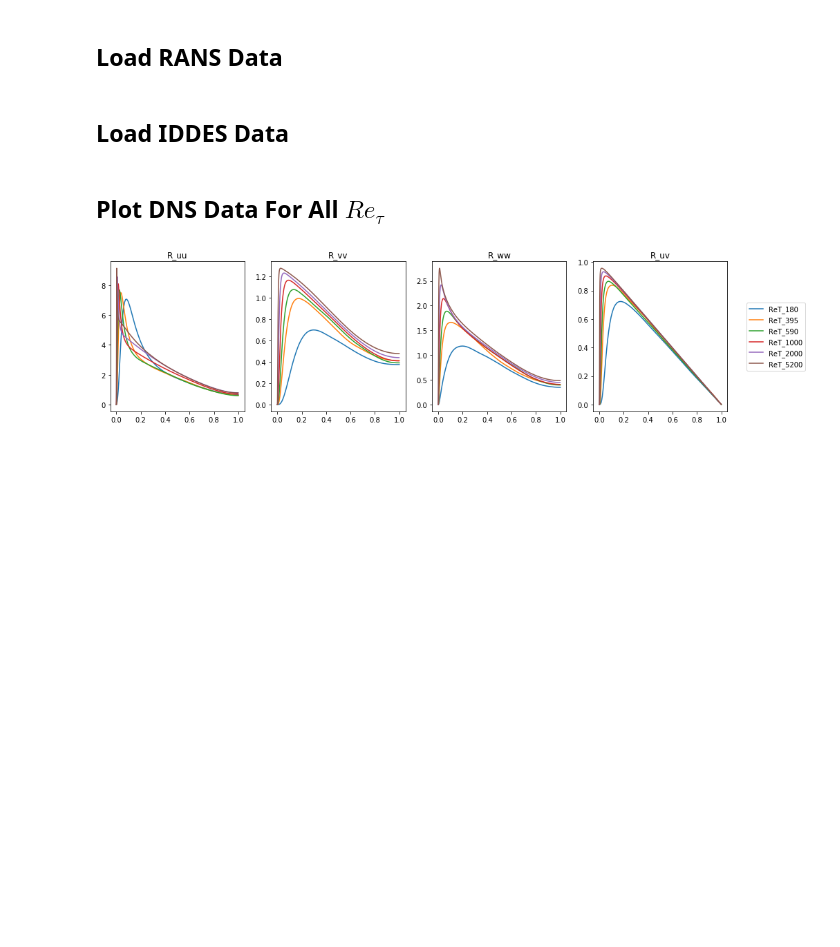
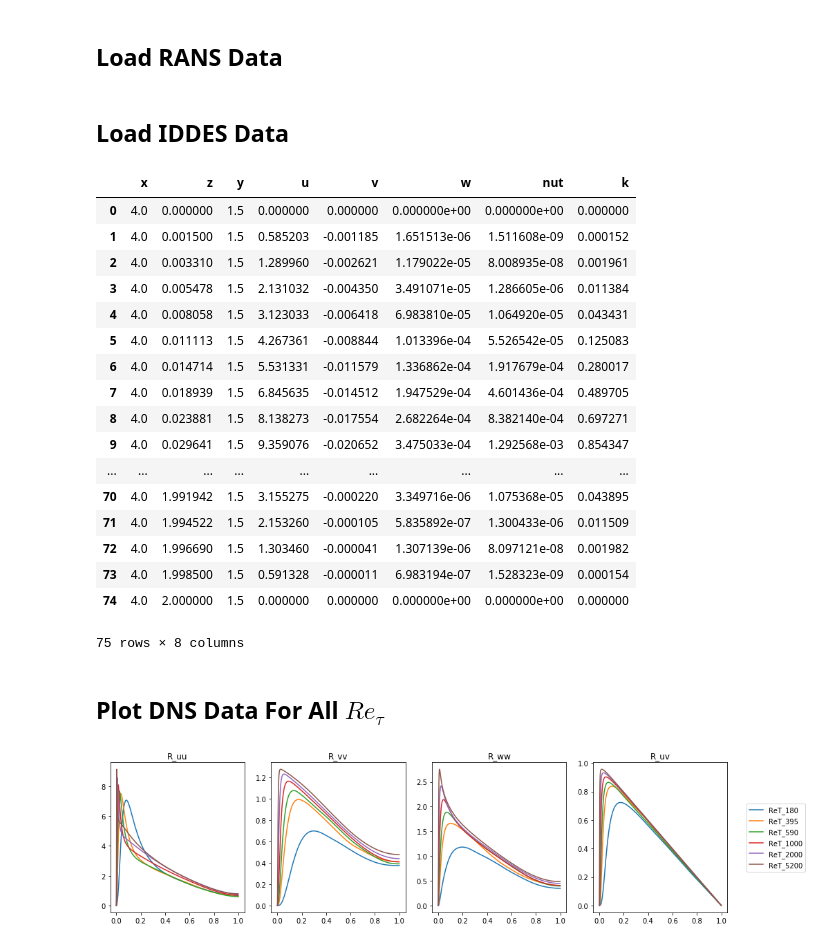
Before and after one commit to Exawind/iddes, a Jupyter notebook: channel_flow/post_processing/Channel-Flow-DNS-Comparison.ipynb, the cells around one changed output. Cells and saved outputs as stored; diff of their text form; code cells hidden in the pictures; blank space fills up the shorter version.

```diff
--- a/channel_flow/post_processing/Channel-Flow-DNS-Comparison.ipynb
+++ b/channel_flow/post_processing/Channel-Flow-DNS-Comparison.ipynb
@@ -83,7 +83,10 @@ chanRESiddes["ReT_395"] = {
  "aU_0p5" : "/nscratch/ndeveld/iddes-nalu/run/chan395_coarse_sigma_0p5/results/profiles.dat",
  "aU_0" : "/nscratch/ndeveld/iddes-nalu/run/chan395_coarse_sigma_0/results/profiles.dat",
  "aU_0_fixes" : "/nscratch/ndeveld/iddes-nalu/run/chan395_coarse_sigma_0_withfixes/results/profiles.dat",
- "aU_1_fixes" : "/nscratch/ndeveld/iddes-nalu/run/chan395_coarse_sigma_1_withfixes/results/profiles.dat"
+ "aU_1_fixes" : "/nscratch/ndeveld/iddes-nalu/run/chan395_coarse_sigma_1_withfixes/results/profiles.dat",
+ "aU_0_fixes_prodlim" : "/nscratch/ndeveld/iddes-nalu/run/chan395_coarse_sigma_0_withfixes_newprodlim2/results/profiles.dat",
+ "aU_0_fixes_nm" : "/nscratch/ndeveld/iddes-nalu/run/chan395_ar2_iso70/results/new.dat",
+ "aU_0_fixes_lup" : "/nscratch/ndeveld/iddes-nalu/run/chan395_coarse_lessupw/results/profiles.dat"
 }
 
 chanSimIDDES = {}
@@ -91,6 +94,27 @@ chanSimIDDES["ReT_395"] = {}
 
 for key in chanRESiddes["ReT_395"]:
     chanSimIDDES["ReT_395"][key] = pd.read_csv(chanRESiddes["ReT_395"][key])
+# %%
+chanSimIDDES["ReT_395"]["aU_0_fixes_nm"]
+# %% [output]
+|  | x | z | y | u | v | w | nut | k |
+| 0 | 4.0 | 0.000000 | 1.5 | 0.000000 | 0.000000 | 0.000000e+00 | 0.000000e+00 | 0.000000 |
+| 1 | 4.0 | 0.001500 | 1.5 | 0.585203 | -0.001185 | 1.651513e-06 | 1.511608e-09 | 0.000152 |
+| 2 | 4.0 | 0.003310 | 1.5 | 1.289960 | -0.002621 | 1.179022e-05 | 8.008935e-08 | 0.001961 |
+| 3 | 4.0 | 0.005478 | 1.5 | 2.131032 | -0.004350 | 3.491071e-05 | 1.286605e-06 | 0.011384 |
+| 4 | 4.0 | 0.008058 | 1.5 | 3.123033 | -0.006418 | 6.983810e-05 | 1.064920e-05 | 0.043431 |
+| 5 | 4.0 | 0.011113 | 1.5 | 4.267361 | -0.008844 | 1.013396e-04 | 5.526542e-05 | 0.125083 |
+| 6 | 4.0 | 0.014714 | 1.5 | 5.531331 | -0.011579 | 1.336862e-04 | 1.917679e-04 | 0.280017 |
+| 7 | 4.0 | 0.018939 | 1.5 | 6.845635 | -0.014512 | 1.947529e-04 | 4.601436e-04 | 0.489705 |
+| 8 | 4.0 | 0.023881 | 1.5 | 8.138273 | -0.017554 | 2.682264e-04 | 8.382140e-04 | 0.697271 |
+| 9 | 4.0 | 0.029641 | 1.5 | 9.359076 | -0.020652 | 3.475033e-04 | 1.292568e-03 | 0.854347 |
+| ... | ... | ... | ... | ... | ... | ... | ... | ... |
+| 70 | 4.0 | 1.991942 | 1.5 | 3.155275 | -0.000220 | 3.349716e-06 | 1.075368e-05 | 0.043895 |
+| 71 | 4.0 | 1.994522 | 1.5 | 2.153260 | -0.000105 | 5.835892e-07 | 1.300433e-06 | 0.011509 |
+| 72 | 4.0 | 1.996690 | 1.5 | 1.303460 | -0.000041 | 1.307139e-06 | 8.097121e-08 | 0.001982 |
+| 73 | 4.0 | 1.998500 | 1.5 | 0.591328 | -0.000011 | 6.983194e-07 | 1.528323e-09 | 0.000154 |
+| 74 | 4.0 | 2.000000 | 1.5 | 0.000000 | 0.000000 | 0.000000e+00 | 0.000000e+00 | 0.000000 |
+75 rows × 8 columns
 # %% [markdown]
 ## Plot DNS Data For All $Re_{\tau}$
 # %%
```
Also changed, not shown: parts of 1 cell of this notebook, 3 other files.
